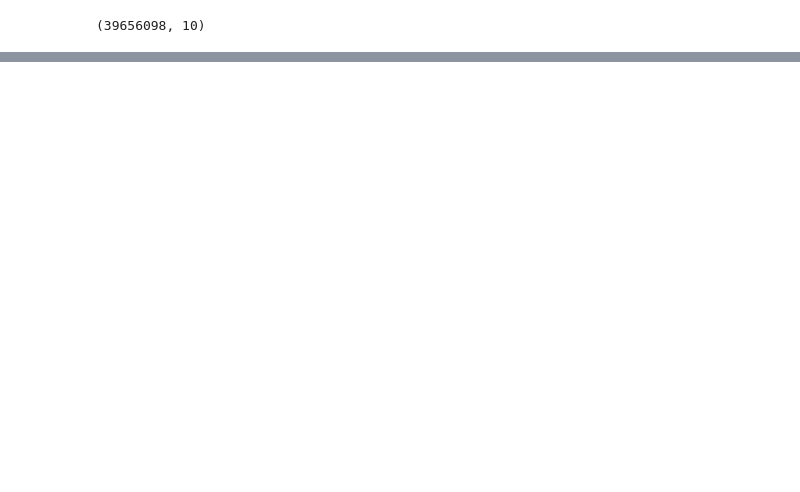
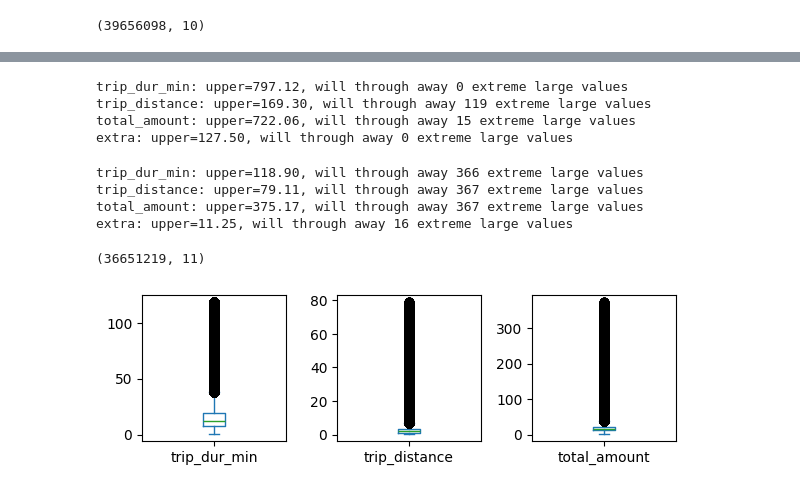
Before and after one commit to crk13/5208-SGD-MPI, a Jupyter notebook: source/data_cleaning.ipynb, the cells around one changed output, grey strips where cells are left out. Cells and saved outputs as stored; diff of their text form; code cells hidden in the pictures; blank space fills up the shorter version.

```diff
--- a/source/data_cleaning.ipynb
+++ b/source/data_cleaning.ipynb
@@ -69,0 +118,42 @@ df.head()
+# %%
+cols_to_check = ['trip_dur_min', "trip_distance", "total_amount", "extra"]
+
+for col in cols_to_check:
+    Q1 = df[col].quantile(0.2)
+    Q3 = df[col].quantile(0.8)
+    IQR = Q3 - Q1
+    upper = Q3 + 50 * IQR
+
+    outlier_idx = df.index[df[col] > upper]
+    print(f"{col}: upper={upper:.2f}, will through away {len(outlier_idx)} extreme large values")
+    df.drop(index=outlier_idx, inplace=True)
+# %% [output]
+trip_dur_min: upper=797.12, will through away 0 extreme large values
+trip_distance: upper=169.30, will through away 119 extreme large values
+total_amount: upper=722.06, will through away 15 extreme large values
+extra: upper=127.50, will through away 0 extreme large values
+# %%
+cols_to_check = ['trip_dur_min', "trip_distance", "total_amount", "extra"]
+
+for col in cols_to_check:
+    upper = df[col].quantile(0.99999)
+    outlier_idx = df.index[df[col] > upper]
+
+    print(f"{col}: upper={upper:.2f}, will through away {len(outlier_idx)} extreme large values")
+    df.drop(index=outlier_idx, inplace=True)
+
+df.shape
+# %% [output]
+trip_dur_min: upper=118.90, will through away 366 extreme large values
+trip_distance: upper=79.11, will through away 367 extreme large values
+total_amount: upper=375.17, will through away 367 extreme large values
+extra: upper=11.25, will through away 16 extreme large values
+(36651219, 11)
+# %%
+cols_to_check = ['trip_dur_min', "trip_distance", "total_amount"]
+
+df[cols_to_check].plot(kind='box', subplots=True, layout=(1,3), figsize=(6,2))
+plt.tight_layout()
+plt.show()
+# %% [output]
+[figure, added]
```
Also changed, not shown: parts of 26 cells of this notebook, 7 other files.
